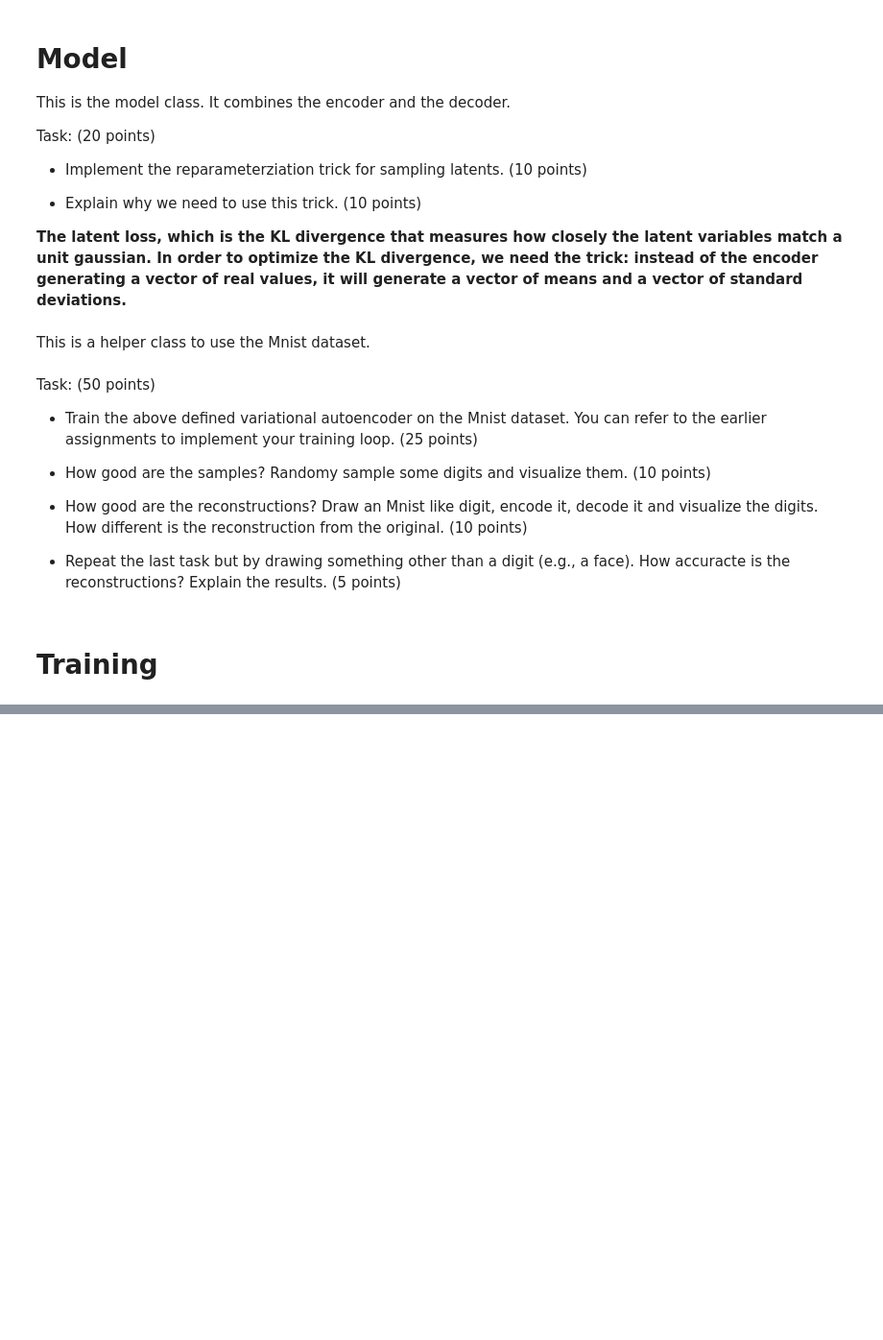
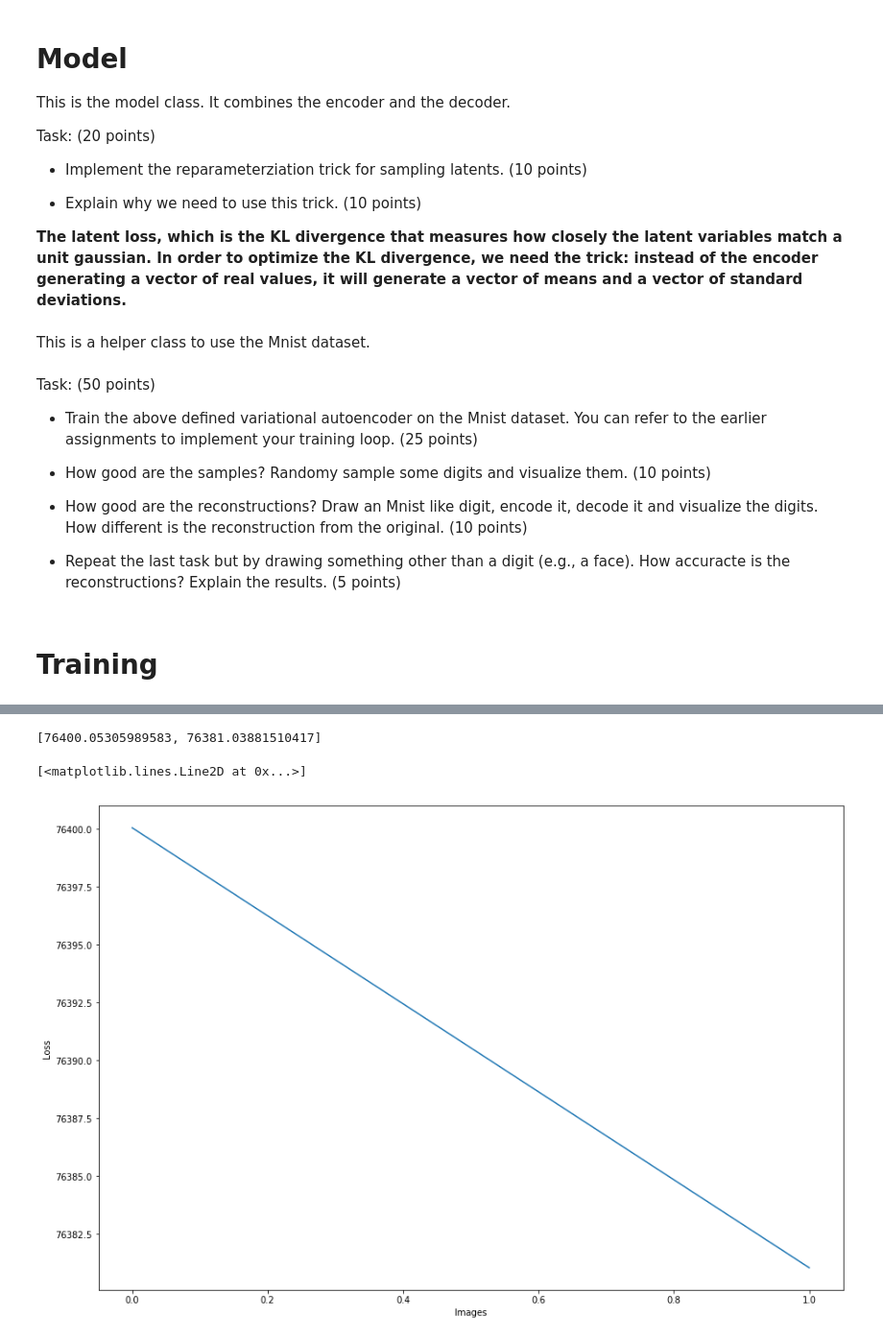
Before and after one commit to basameera/NIPS_week_6_7, a Jupyter notebook: weeks_6_and_7_sameera.ipynb, the cells around one changed output, grey strips where cells are left out. Shown at 96% size. Drawn from its saved outputs; the diff is of its cells as text; code cells hidden in the pictures; blank space fills up the shorter version.

```diff
--- a/weeks_6_and_7_sameera.ipynb
+++ b/weeks_6_and_7_sameera.ipynb
@@ -203,8 +195,8 @@ class Loss(object):
 
         '''
         Gnll = F.gaussian_nll(x, mean_x, ln_var_x)
-
-        return dkl - Gnll
+#         print('loss ', dkl, Gnll)
+        return dkl + Gnll
 # %% [markdown]
 # Model
 This is the model class. It combines the encoder and the decoder.
@@ -237,7 +229,8 @@ class Model(chainer.Chain):
         samples = tf.random_normal([batchsize,n_z],0,1,dtype=tf.float32)
         sampled_z = z_mean + (z_stddev * samples)
         '''
-        z = np.random.normal(0, 1, 10)
+        z = Mnp.random.normal(0, 1, 10) if device < 0 else cupy.random.normal(0, 1, 10)
+#         z = np.random.normal(0, 1, 10)
         z = mean_z + (ln_var_z * z)
         mean_x, ln_var_x = self.decoder(z)
 
@@ -282,0 +281,28 @@ optimizer.setup(model)
+# %%
+print("Training Started")
+for i in range(epochs_start, epochs_end):
+    epoch = i + 1
+    loss_history['training'].append(0)
+    start_time = time.time()
+    for j, batch in enumerate(training_iterator):
+        with chainer.using_config('train', True):
+            x = concat_examples(batch=batch, device=device)
+            mean_z, ln_var_z, x, mean_x, ln_var_x = model(x)
+            loss = lossFunc(mean_z, ln_var_z, x, mean_x, ln_var_x)
+            model.cleargrads()
+            loss.backward()
+            optimizer.update()
+
+        loss_history['training'][-1] += float(loss.data)
+#         print('train=',j,' loss=',loss)
+    loss_history['training'][-1] /= j + 1
+    print('>>> train | epoch = {} | time= {} sec | loss= {}'.format(i, (time.time() - start_time),
+                                                        loss_history['training'][-1]))
+    training_iterator.reset()
+    np.savez('{:s}/loss_history_ts_{:s}_{:03d}.npz'.format(model_directory, train_session, epoch), loss_history)
+    # (3) start
+    serializers.save_npz('{:s}/model_ts_{:s}_{:03d}.npz'.format(model_directory, train_session, epoch), model)
+    # (3) end
+    serializers.save_npz('{:s}/optimizer_ts_{:s}_{:03d}.npz'.format(model_directory, train_session, epoch), optimizer)
+
+print("Training Done")
@@ -282,0 +314,12 @@ optimizer.setup(model)
+# %%
+print(loss_history['training'])
+# %% [output]
+[76400.05305989583, 76381.03881510417]
+# %%
+fig=plt.figure(figsize=(15, 10))
+plt.xlabel('Images')
+plt.ylabel('Loss')
+plt.plot(loss_history['training'])
+# %% [output]
+[<matplotlib.lines.Line2D at 0x...>]
+[figure, added]
```
Also changed, not shown: parts of 13 cells of this notebook.
